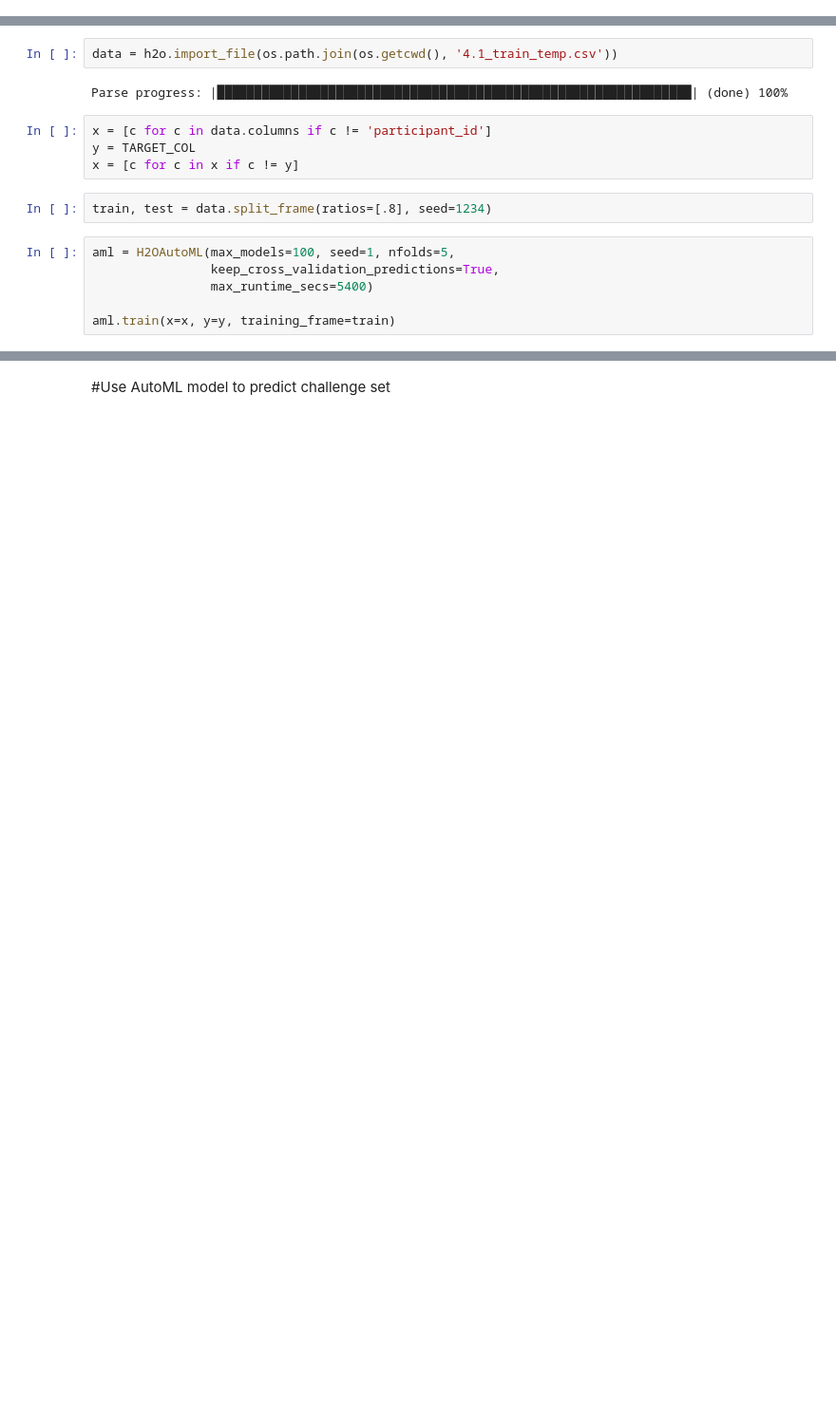
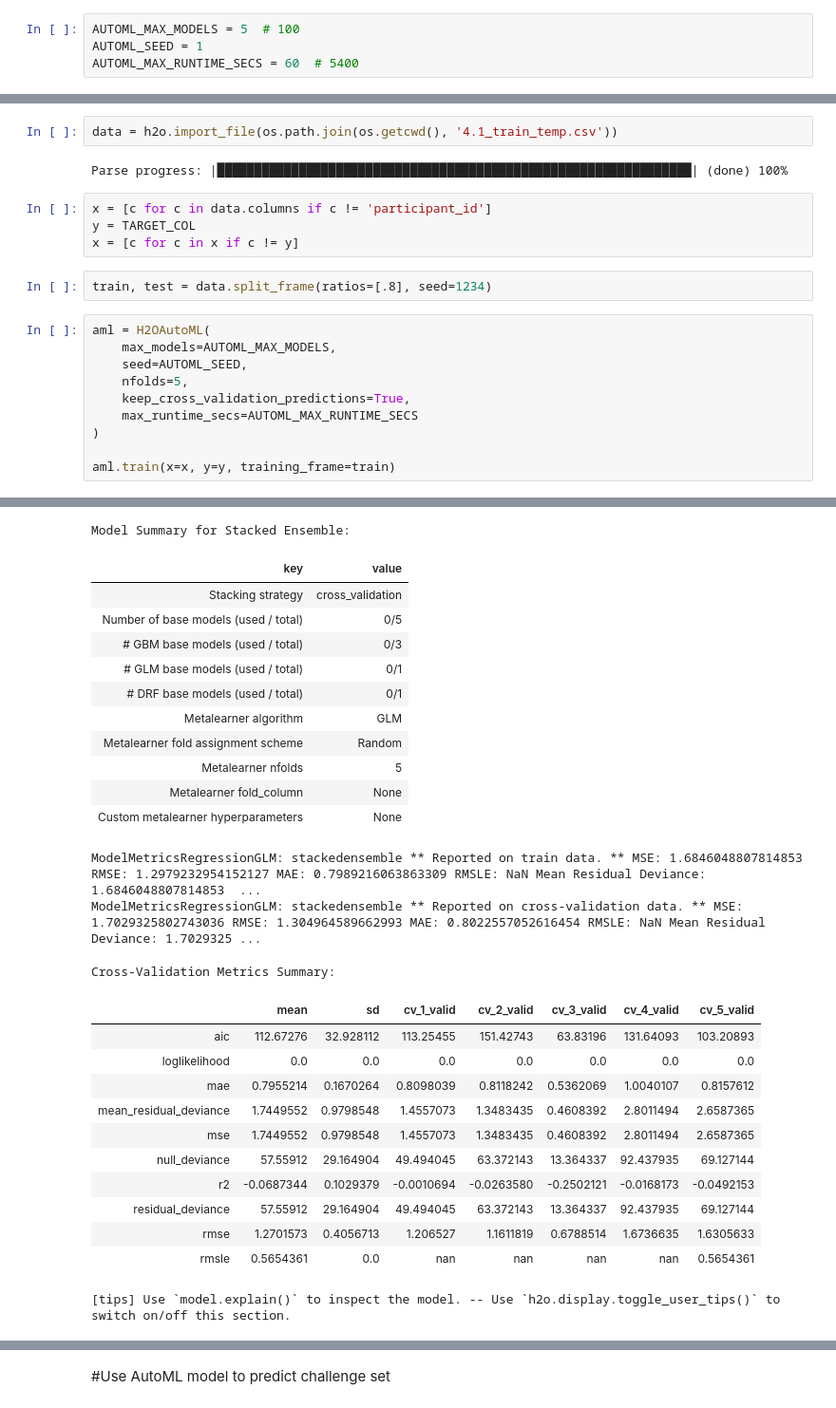
Before and after one commit to DirtyChay/cmi-flu-prediction-challenge-capstone, a Jupyter notebook: automl_models/task_4_1.ipynb, the cells around one changed output, grey strips where cells are left out. Shown at 95% size. Saved outputs shown, nothing was run; the diff lists cells and outputs as text; blank space fills up the shorter version.

```diff
--- a/automl_models/task_4_1.ipynb
+++ b/automl_models/task_4_1.ipynb
@@ -8,6 +8,10 @@ Requirement already satisfied: charset_normalizer<4,>=2 in /Users/chayan/anacond
 Requirement already satisfied: idna<4,>=2.5 in /Users/chayan/anaconda3/envs/cmi-flu-prediction-challenge-capstone/lib/python3.13/site-packages (from requests->h2o) (3.11)
 Requirement already satisfied: urllib3<3,>=1.26 in /Users/chayan/anaconda3/envs/cmi-flu-prediction-challenge-capstone/lib/python3.13/site-packages (from requests->h2o) (2.6.3)
 Requirement already satisfied: certifi>=2023.5.7 in /Users/chayan/anaconda3/envs/cmi-flu-prediction-challenge-capstone/lib/python3.13/site-packages (from requests->h2o) (2026.4.22)
+# %%
+AUTOML_MAX_MODELS = 5  # 100
+AUTOML_SEED = 1
+AUTOML_MAX_RUNTIME_SECS = 60  # 5400
 # %%
 import os
 
@@ -197,9 +190,13 @@ x = [c for c in x if c != y]
 # %%
 train, test = data.split_frame(ratios=[.8], seed=1234)
 # %%
-aml = H2OAutoML(max_models=100, seed=1, nfolds=5,
-                keep_cross_validation_predictions=True,
-                max_runtime_secs=5400)
+aml = H2OAutoML(
+    max_models=AUTOML_MAX_MODELS,
+    seed=AUTOML_SEED,
+    nfolds=5,
+    keep_cross_validation_predictions=True,
+    max_runtime_secs=AUTOML_MAX_RUNTIME_SECS
+)
 
 aml.train(x=x, y=y, training_frame=train)
 # %% [output]
@@ -223,3 +222,30 @@ AutoML progress: |
+Model Summary for Stacked Ensemble:
+| key | value |
+| Stacking strategy | cross_validation |
+| Number of base models (used / total) | 0/5 |
+| # GBM base models (used / total) | 0/3 |
+| # GLM base models (used / total) | 0/1 |
+| # DRF base models (used / total) | 0/1 |
+| Metalearner algorithm | GLM |
+| Metalearner fold assignment scheme | Random |
+| Metalearner nfolds | 5 |
+| Metalearner fold_column | None |
+| Custom metalearner hyperparameters | None |
+ModelMetricsRegressionGLM: stackedensemble ** Reported on train data. ** MSE: 1.6846048807814853 RMSE: 1.2979232954152127 MAE: 0.7989216063863309 RMSLE: NaN Mean Residual Deviance: 1.6846048807814853  ...
+ModelMetricsRegressionGLM: stackedensemble ** Reported on cross-validation data. ** MSE: 1.7029325802743036 RMSE: 1.304964589662993 MAE: 0.8022557052616454 RMSLE: NaN Mean Residual Deviance: 1.7029325 ...
+Cross-Validation Metrics Summary:
+|  | mean | sd | cv_1_valid | cv_2_valid | cv_3_valid | cv_4_valid | cv_5_valid |
+| aic | 112.67276 | 32.928112 | 113.25455 | 151.42743 | 63.83196 | 131.64093 | 103.20893 |
+| loglikelihood | 0.0 | 0.0 | 0.0 | 0.0 | 0.0 | 0.0 | 0.0 |
+| mae | 0.7955214 | 0.1670264 | 0.8098039 | 0.8118242 | 0.5362069 | 1.0040107 | 0.8157612 |
+| mean_residual_deviance | 1.7449552 | 0.9798548 | 1.4557073 | 1.3483435 | 0.4608392 | 2.8011494 | 2.6587365 |
+| mse | 1.7449552 | 0.9798548 | 1.4557073 | 1.3483435 | 0.4608392 | 2.8011494 | 2.6587365 |
+| null_deviance | 57.55912 | 29.164904 | 49.494045 | 63.372143 | 13.364337 | 92.437935 | 69.127144 |
+| r2 | -0.0687344 | 0.1029379 | -0.0010694 | -0.0263580 | -0.2502121 | -0.0168173 | -0.0492153 |
+| residual_deviance | 57.55912 | 29.164904 | 49.494045 | 63.372143 | 13.364337 | 92.437935 | 69.127144 |
+| rmse | 1.2701573 | 0.4056713 | 1.206527 | 1.1611819 | 0.6788514 | 1.6736635 | 1.6305633 |
+| rmsle | 0.5654361 | 0.0 | nan | nan | nan | nan | 0.5654361 |
+[tips] Use `model.explain()` to inspect the model. -- Use `h2o.display.toggle_user_tips()` to switch on/off this section.
 # %%
 lb = aml.leaderboard
 print(lb.head(rows=lb.nrows))
```
Also changed, not shown: parts of 11 cells of this notebook.
